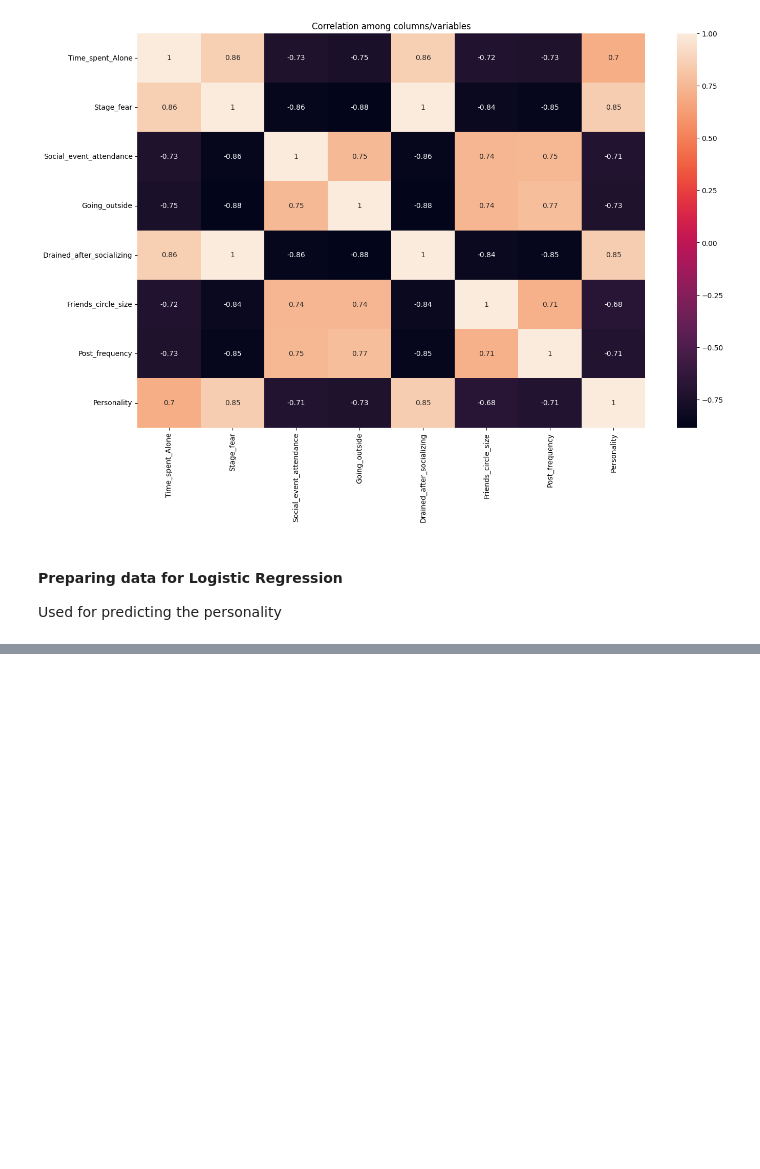
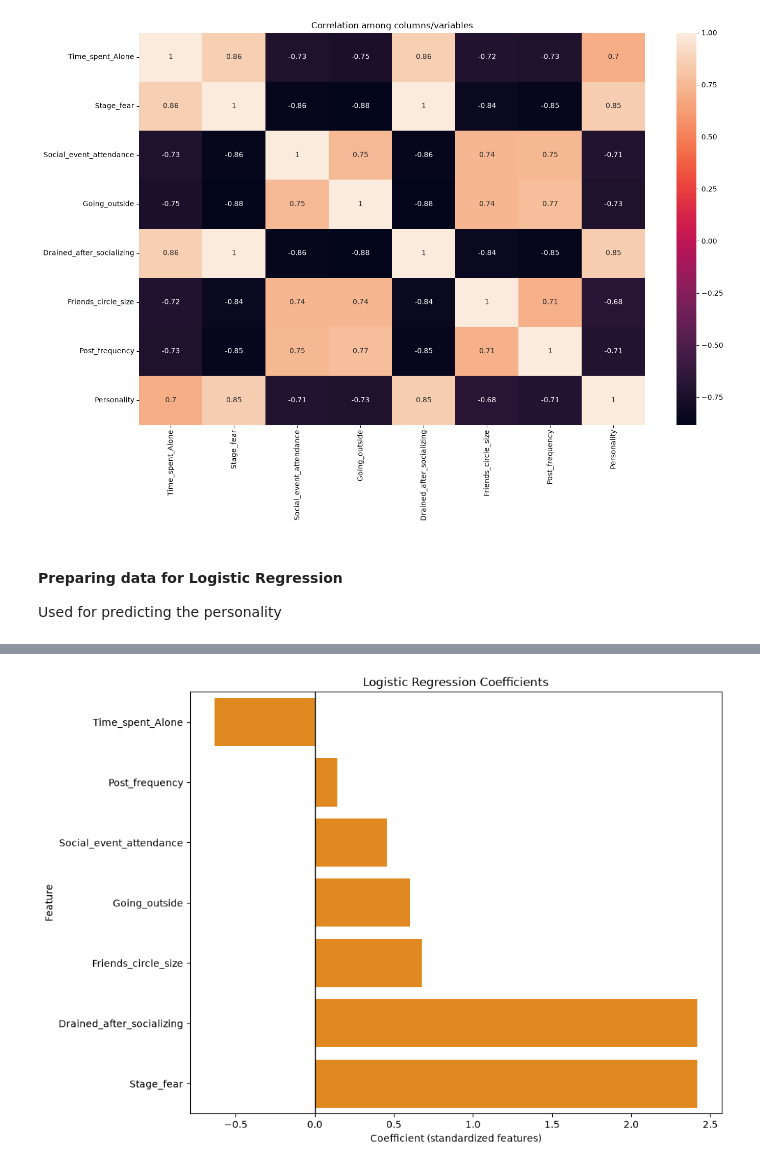
Before and after one commit to miguelestradam3/personality_predictor, a Jupyter notebook: main.ipynb, the cells around one changed output, grey strips where cells are left out. Drawn from its saved outputs; the diff is of its cells as text; code cells hidden in the pictures; blank space fills up the shorter version.

```diff
--- a/main.ipynb
+++ b/main.ipynb
@@ -174,10 +191,0 @@ Mean Absolute Error: 0.08548387096774193
-# %%
-X = data_personality['Friends_circle_size']
-Y = data_personality['Personality']
-X = np.array(X)
-Y = np.array(Y)
-# reshaping the array from (500,) to (500, 1)
-X = X.reshape(-1,1)
-
-# reshaping the array from (500,) to (500, 1)
-Y = Y.reshape(-1,1)
@@ -186,6 +247,2 @@ x_train, x_test, y_train, y_test = train_test_split(X, Y, test_size=0.25)
 smote = SMOTE(random_state=42)
 x_train_smote, y_train_smote = smote.fit_resample(x_train, y_train)
-# %%
-classifier = LogisticRegression(fit_intercept=True)
-classifier.fit(x_train_smote, y_train_smote)
-predictions = classifier.predict(x_test)
@@ -230,0 +249,11 @@ accuracy_score(y_test, predictions)
+# %%
+# Logistic Regression coefficients.
+# For binary classification, a positive coefficient moves the prediction
+# toward the class encoded as 1; a negative coefficient moves it toward class 0.
+coefficient_df = pd.DataFrame({
+    "Feature": feature_names,
+    "Coefficient": classifier.coef_[0],
+    "Absolute_Coefficient": np.abs(classifier.coef_[0])
+}).sort_values("Absolute_Coefficient", ascending=False)
+
+display(coefficient_df)
@@ -230,0 +269,19 @@ accuracy_score(y_test, predictions)
+# %%
+# Plot signed coefficients to show both magnitude and direction.
+coefficient_plot = coefficient_df.sort_values("Coefficient")
+
+plt.figure(figsize=(10, 7))
+sns.barplot(
+    data=coefficient_plot,
+    x="Coefficient",
+    y="Feature",
+    color="darkorange"
+)
+plt.axvline(0, color="black", linewidth=1)
+plt.title("Logistic Regression Coefficients")
+plt.xlabel("Coefficient (standardized features)")
+plt.ylabel("Feature")
+plt.tight_layout()
+plt.show()
+# %% [output]
+[figure, added]
```
Also changed, not shown: parts of 23 cells of this notebook.
